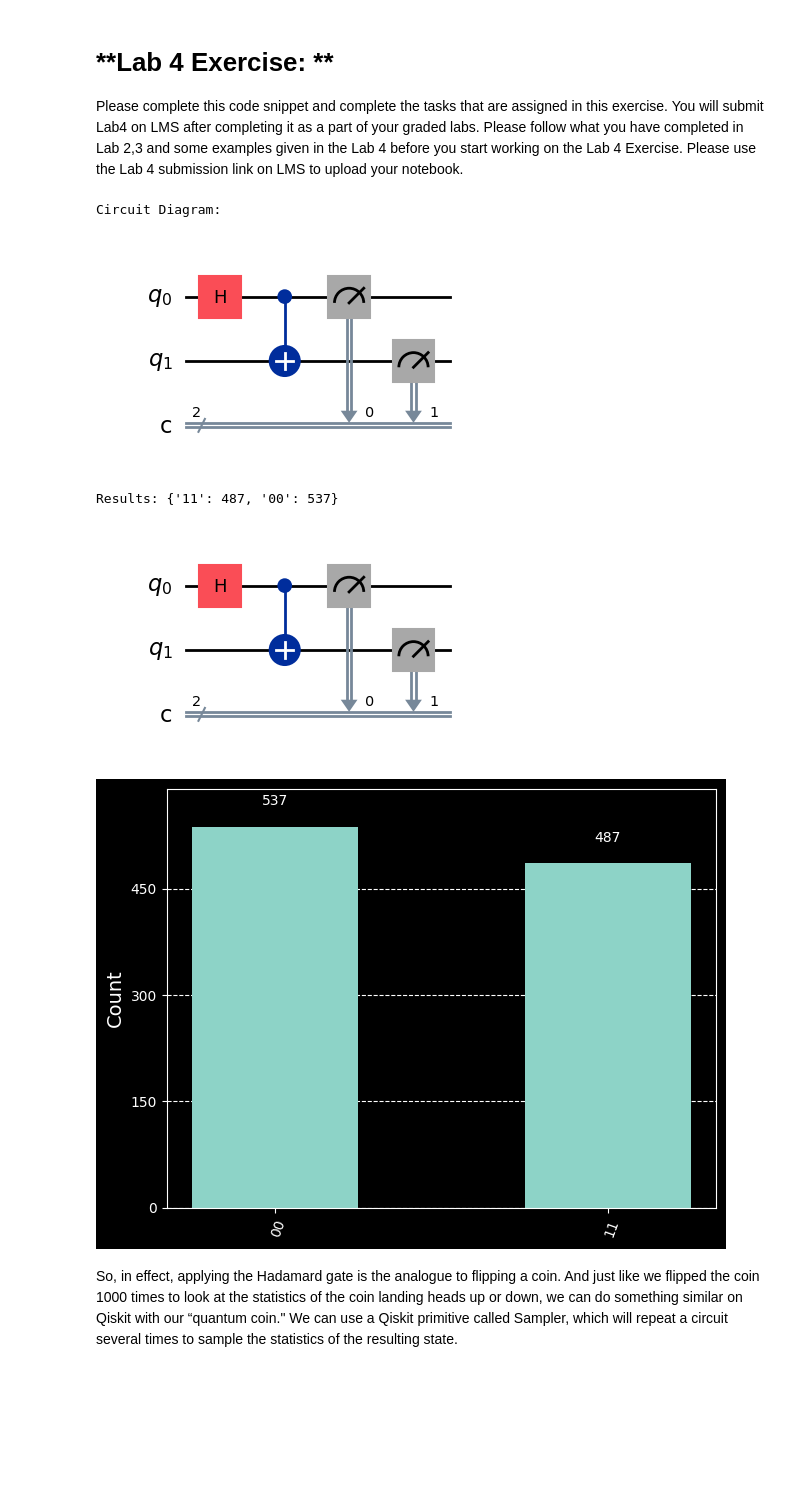
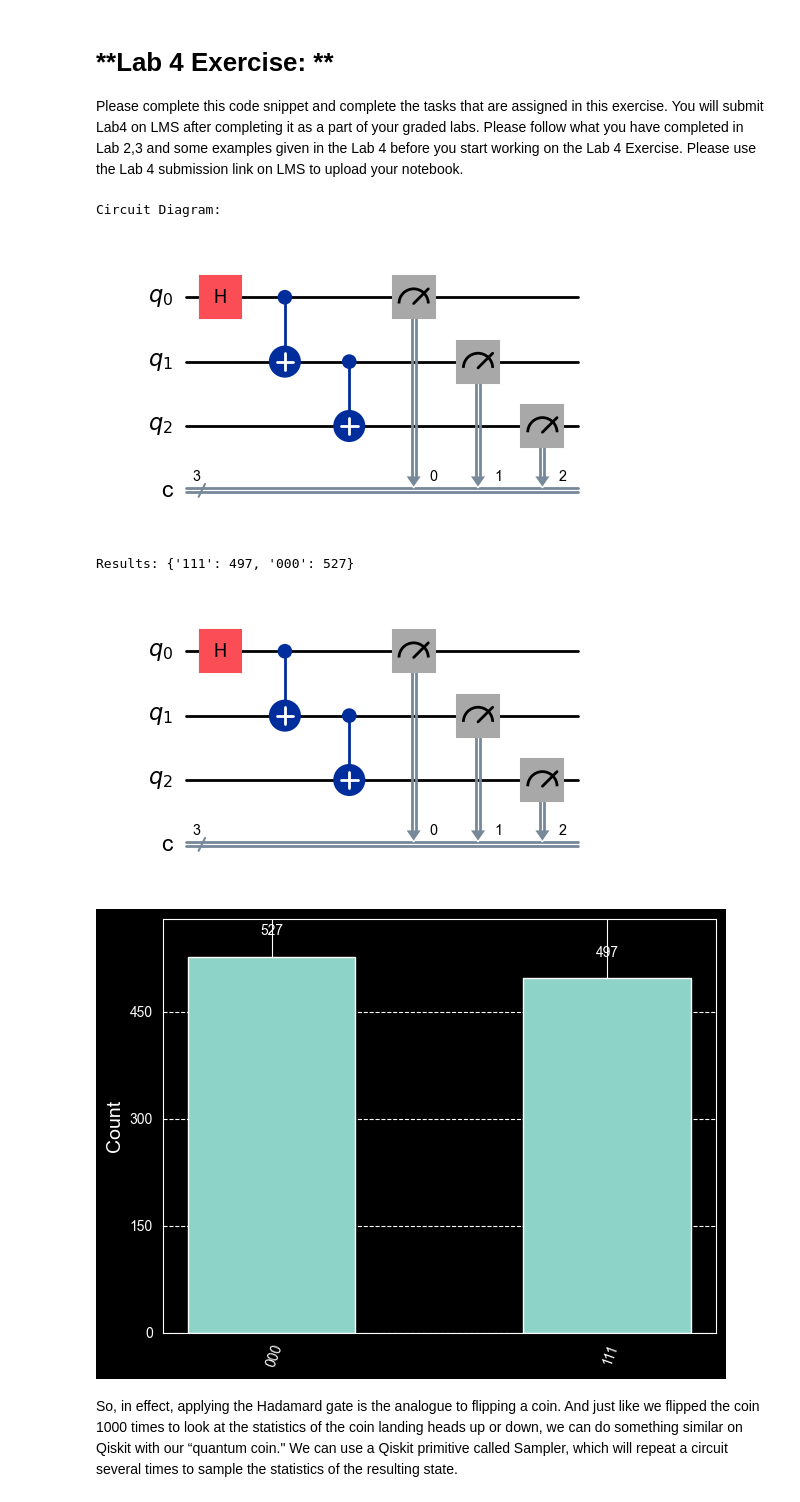
Before and after one commit to baileyfcross/AppliedQuantumLabs_BaileyCross, a Jupyter notebook: Applied_Quantum_Computing_Lab4.ipynb, the cells around one changed output. Saved outputs shown, nothing was run; the diff lists cells and outputs as text; code cells hidden in the pictures; blank space fills up the shorter version.

```diff
--- a/Applied_Quantum_Computing_Lab4.ipynb
+++ b/Applied_Quantum_Computing_Lab4.ipynb
@@ -184,41 +189,41 @@ from qiskit_aer import Aer
 from qiskit.visualization import plot_histogram
 import matplotlib.pyplot as plt
 
 # --- STUDENT TASK: MODIFY THE LINES BELOW ---
 
 # Step A: Change this to 3 qubits and 3 classical bits
-qc = QuantumCircuit(2, 2)
-
+#qc = QuantumCircuit(2, 2)
+qc = QuantumCircuit(3, 3)
 # Step B: Keep the Hadamard on qubit 0
 qc.h(0)
 
 # Step C: Keep the first entanglement (0 to 1)
 qc.cx(0, 1)
 
 # Step D: ADD A NEW LINE HERE to entangle qubit 1 to qubit 2
 # Hint: Use a CX gate with 1 as control and 2 as target
-
+qc.cx(1, 2)
 # Step E: Change this to measure all 3 qubits [0,1,2] into bits [0,1,2]
-qc.measure([0, 1], [0, 1])
+qc.measure([0, 1, 2], [0, 1, 2])
 
 # --- --- ---------------------------
 
 # Execution code (Leave as is)
 print("Circuit Diagram:")
 display(qc.draw(output='mpl'))
 
 sim = Aer.get_backend('qasm_simulator')
 result = sim.run(transpile(qc, sim), shots=1024).result()
 counts = result.get_counts()
 print("\nResults:", counts)
 plot_histogram(counts)
 plt.show()
 # %% [output]
 Circuit Diagram:
-[figure, old version]
+[figure, new version]
-Results: {'11': 487, '00': 537}
+Results: {'111': 497, '000': 527}
-[figure, old version]
+[figure, new version]
-[figure, old version]
+[figure, new version]
 # %% [markdown]
 So, in effect, applying the Hadamard gate is the analogue to flipping a coin. And just like we flipped the coin 1000 times to look at the statistics of the coin landing heads up or down, we can do something similar on Qiskit with our “quantum coin." We can use a Qiskit primitive called Sampler, which will repeat a circuit several times to sample the statistics of the resulting state.
 # %% [markdown]
```
Also changed, not shown: parts of 16 cells of this notebook.
